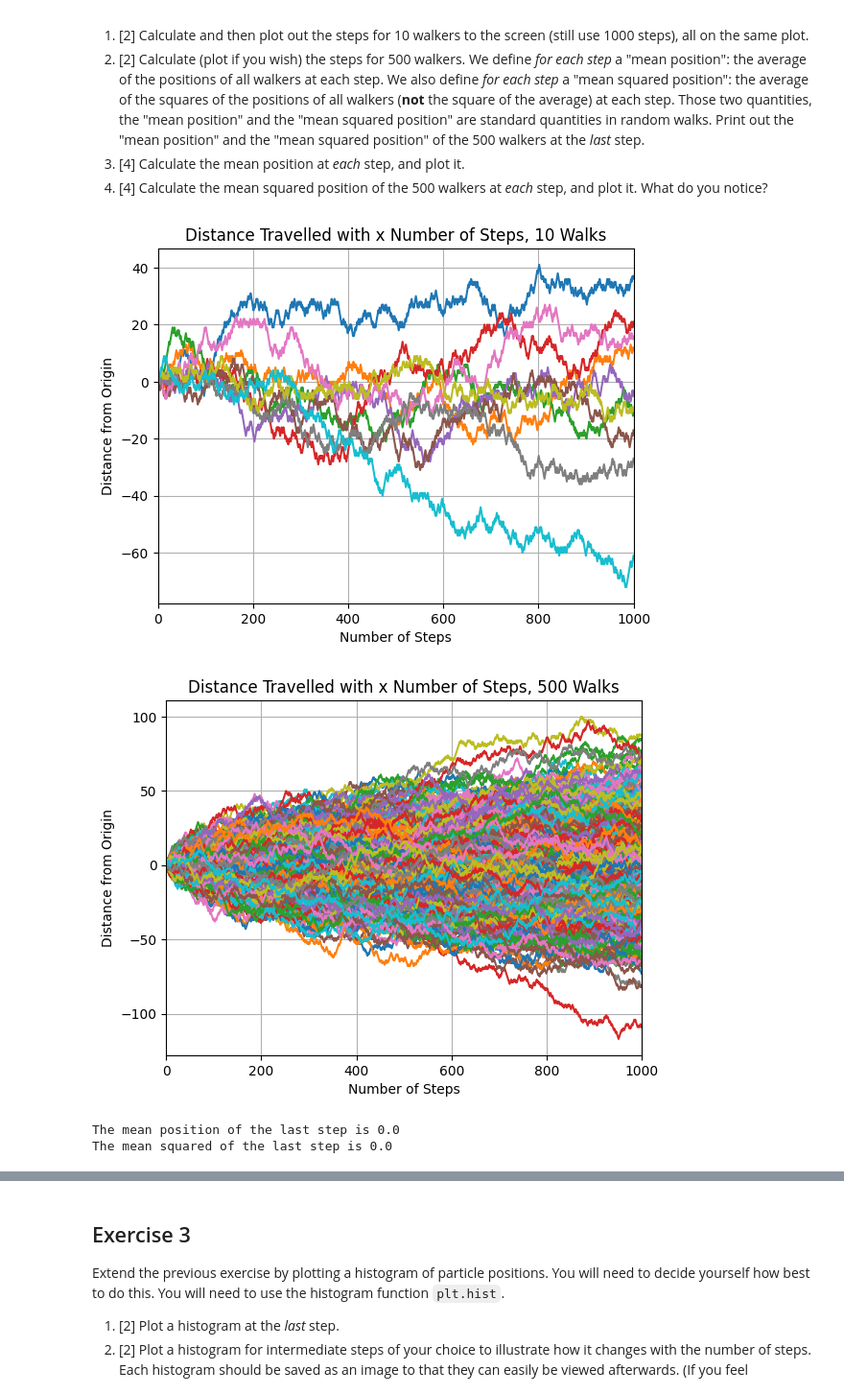
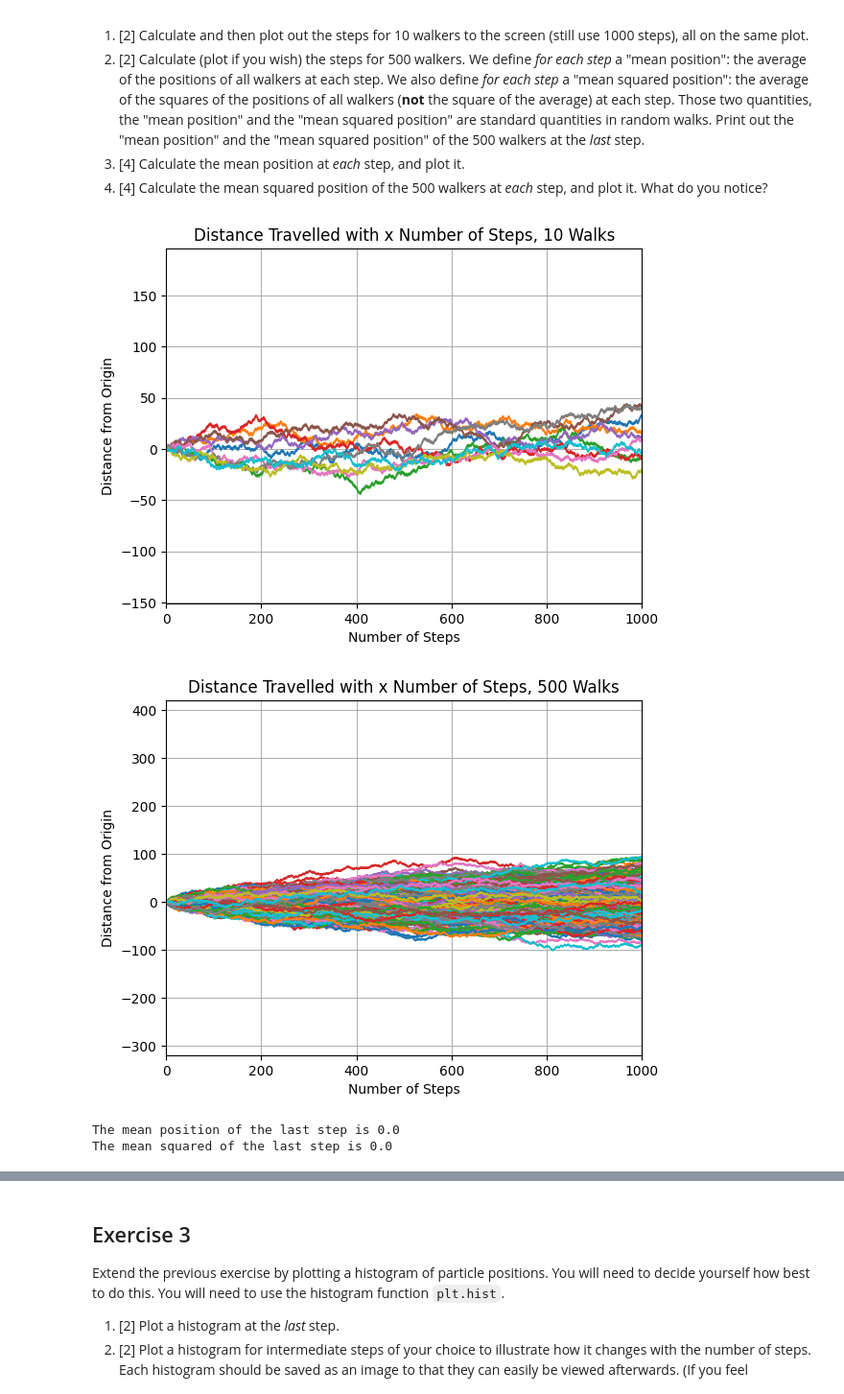
Before and after one commit to PX2145-2025/week-7-b-EvansElliot, a Jupyter notebook: Random_walk.ipynb, the cells around one changed output, grey strips where cells are left out. Shown at 96% size. Drawn from its saved outputs; the diff is of its cells as text; code cells hidden in the pictures.

```diff
--- a/Random_walk.ipynb
+++ b/Random_walk.ipynb
@@ -119,8 +119,9 @@ Which you will fill with the `steps` of each `N` particles. You may find [week 6
 plot it. What do you notice?
 # %%
 import tabulate
-steps=1000
+steps=10000
 N=10
+x2=np.linspace(0,9999,10000)
 #defining new walk function for n particles
 def walk_n(steps, N):
     particles=np.zeros((steps, N),int)
@@ -130,7 +131,7 @@ def walk_n(steps, N):
     return particles
 #plotting
 for i in range(N):
-    plt.plot(x1,walk_n(steps,N)[:, i])
+    plt.plot(x2,walk_n(steps,N)[:, i])
 
 plt.xlabel('Number of Steps')
 plt.ylabel('Distance from Origin')
@@ -140,40 +141,40 @@ plt.xlim(0,1000)
 plt.show()
 
 #plotting second graph
-fivehundred_walks=walk_n(1000,500)
+fivehundred_walks=walk_n(10000,500)
 plt.plot(fivehundred_walks)
 plt.xlabel('Number of Steps')
 plt.ylabel('Distance from Origin')
 plt.title('Distance Travelled with x Number of Steps, 500 Walks')
 plt.grid()
 plt.xlim(0,1000)
 plt.show()
 
 #calculating the mean and the mean squared
 mean_walks=sum(fivehundred_walks.T)/500
 square_mean_walks=sum(fivehundred_walks.T**2)/500
 print(f'The mean position of the last step is {mean_walks[-0]}')
 print(f'The mean squared of the last step is {square_mean_walks[-0]}')
 
 #plotting the mean
 plt.plot(mean_walks)
 plt.xlabel('Number of Steps')
 plt.ylabel('Distance from Origin')
 plt.title('Mean position of 500 Walks at Distance x')
 plt.grid()
 plt.xlim(0,1000)
 plt.show()
 
 #plotting the mean squared
 plt.plot(mean_walks)
 plt.xlabel('Number of Steps')
 plt.ylabel('Distance from Origin')
 plt.title('Squared mean position of 500 Walks at Distance x')
 plt.grid()
 plt.xlim(0,1000)
 plt.show()
 # %% [output]
-[figure, old version]
+[figure, new version]
-[figure, old version]
+[figure, new version]
 The mean position of the last step is 0.0
 The mean squared of the last step is 0.0
```
Also changed, not shown: parts of 4 cells of this notebook.
